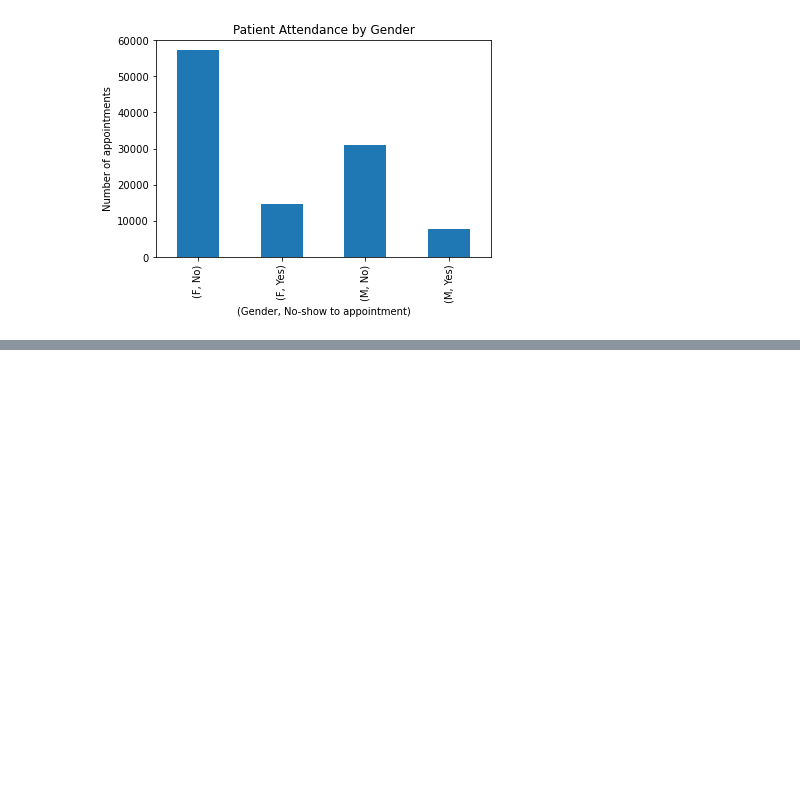
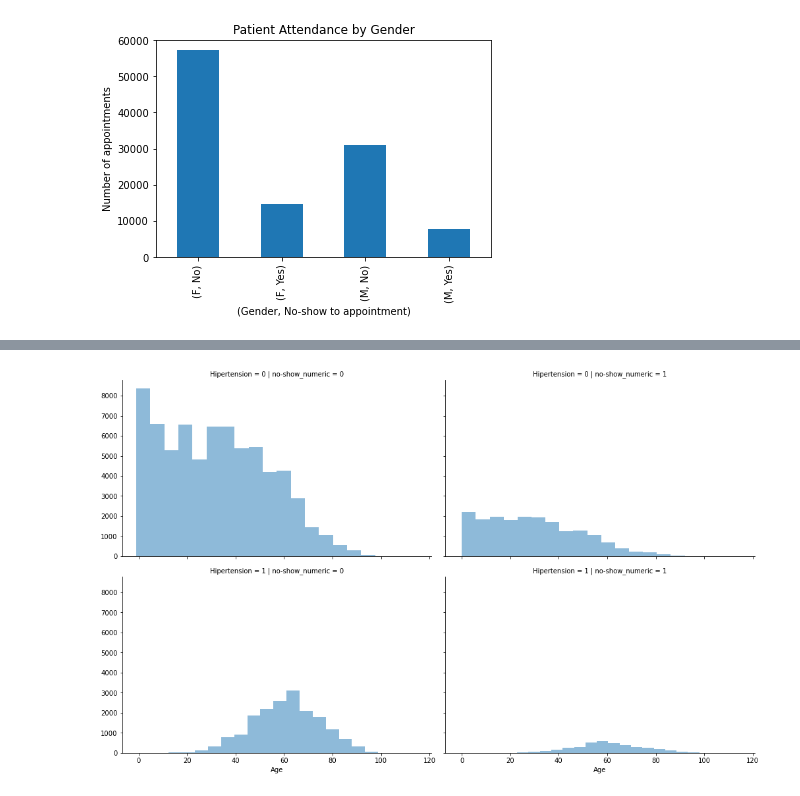
Before and after one commit to aaronschnider/medical-appointment-no-shows, a Jupyter notebook: 1. Initial Observations.ipynb, the cells around one changed output, grey strips where cells are left out. Cells and saved outputs as stored; diff of their text form; code cells hidden in the pictures; blank space fills up the shorter version.

```diff
--- a/1. Initial Observations.ipynb
+++ b/1. Initial Observations.ipynb
@@ -378,0 +456,6 @@ Text(0, 0.5, 'Number of appointments')
+# %%
+grid = sns.FacetGrid(df, col='no-show_numeric', row='Hipertension', height=4.4, aspect=1.6)
+grid.map(plt.hist, 'Age', alpha=.5, bins=20)
+grid.add_legend();
+# %% [output]
+[figure, added]
```
Also changed, not shown: parts of 25 cells of this notebook, 1 other file.
